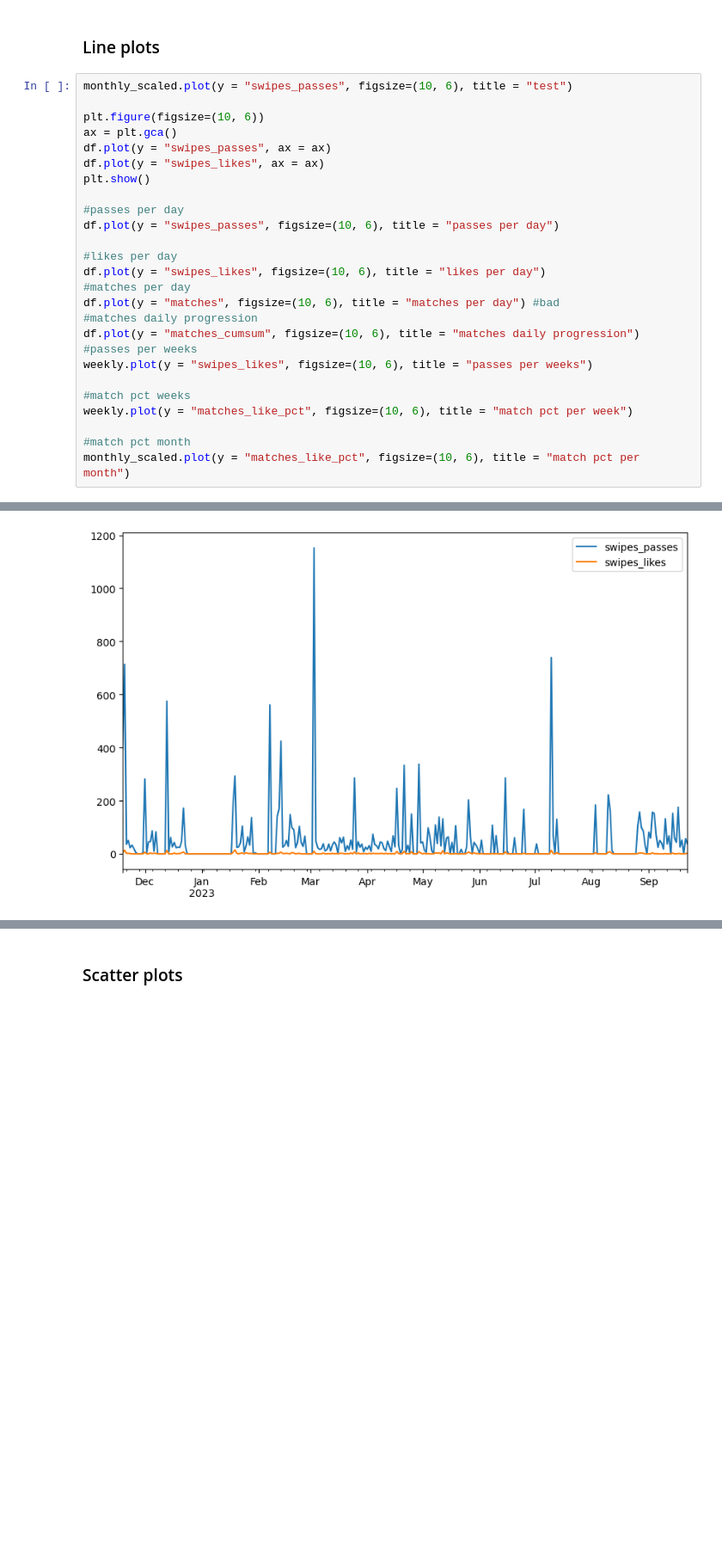
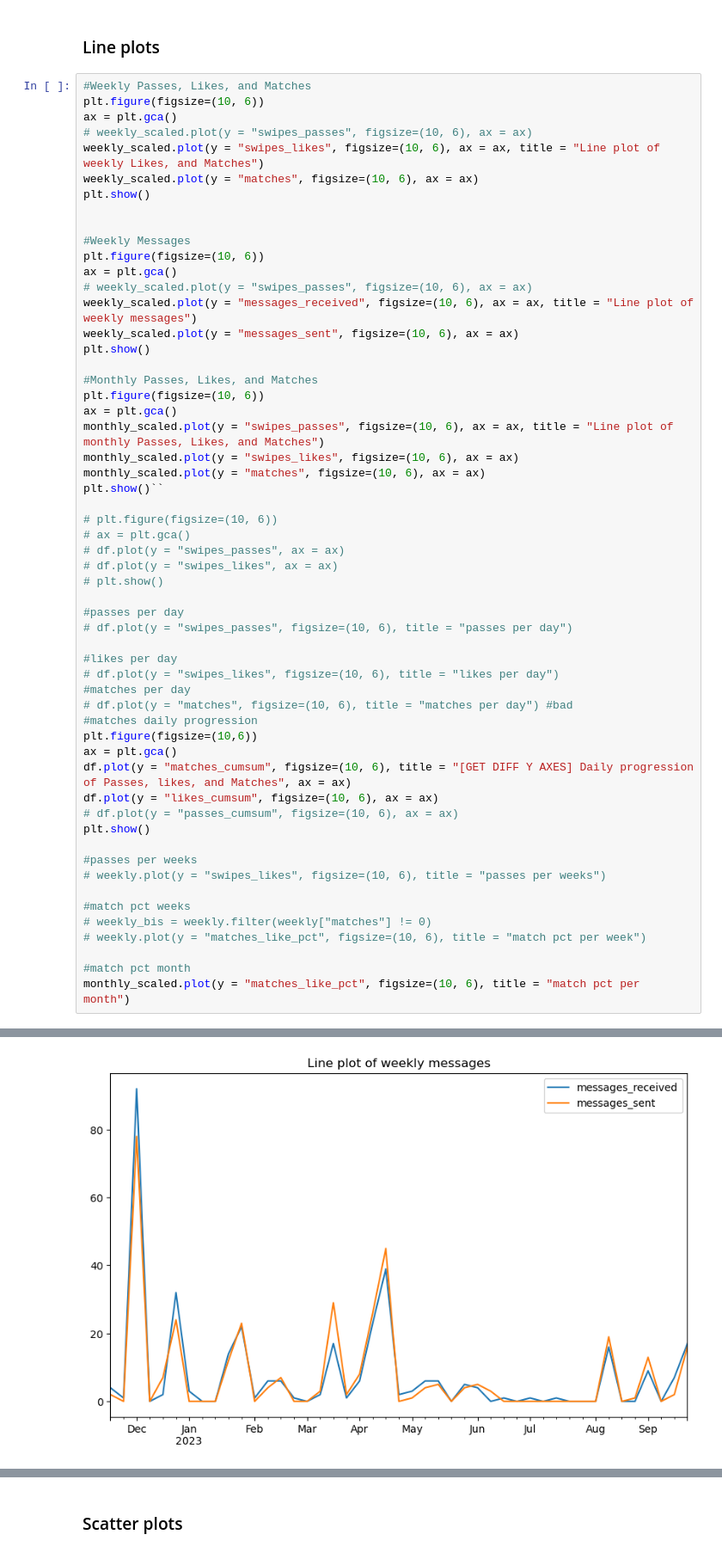
Before and after one commit to saminourji/TinderAnalysis, a Jupyter notebook: main.ipynb, the cells around one changed output, grey strips where cells are left out. Shown at 86% size. Drawn from its saved outputs; the diff is of its cells as text; blank space fills up the shorter version.

Commit message:
Started selecting  final viz + using message data

```diff
--- a/main.ipynb
+++ b/main.ipynb
@@ -155,28 +170,58 @@ Index(['app_opens', 'swipes_likes', 'swipes_passes', 'matches',
 # %% [markdown]
 ### Line plots
 # %%
-monthly_scaled.plot(y = "swipes_passes", figsize=(10, 6), title = "test")
-
+#Weekly Passes, Likes, and Matches
 plt.figure(figsize=(10, 6))
 ax = plt.gca()
-df.plot(y = "swipes_passes", ax = ax)
-df.plot(y = "swipes_likes", ax = ax)
+# weekly_scaled.plot(y = "swipes_passes", figsize=(10, 6), ax = ax)
+weekly_scaled.plot(y = "swipes_likes", figsize=(10, 6), ax = ax, title = "Line plot of weekly Likes, and Matches")
+weekly_scaled.plot(y = "matches", figsize=(10, 6), ax = ax)
 plt.show()
 
+
+#Weekly Messages
+plt.figure(figsize=(10, 6))
+ax = plt.gca()
+# weekly_scaled.plot(y = "swipes_passes", figsize=(10, 6), ax = ax)
+weekly_scaled.plot(y = "messages_received", figsize=(10, 6), ax = ax, title = "Line plot of weekly messages")
+weekly_scaled.plot(y = "messages_sent", figsize=(10, 6), ax = ax)
+plt.show()
+
+#Monthly Passes, Likes, and Matches
+plt.figure(figsize=(10, 6))
+ax = plt.gca()
+monthly_scaled.plot(y = "swipes_passes", figsize=(10, 6), ax = ax, title = "Line plot of monthly Passes, Likes, and Matches")
+monthly_scaled.plot(y = "swipes_likes", figsize=(10, 6), ax = ax)
+monthly_scaled.plot(y = "matches", figsize=(10, 6), ax = ax)
+plt.show()``
+
+# plt.figure(figsize=(10, 6))
+# ax = plt.gca()
+# df.plot(y = "swipes_passes", ax = ax)
+# df.plot(y = "swipes_likes", ax = ax)
+# plt.show()
+
 #passes per day
-df.plot(y = "swipes_passes", figsize=(10, 6), title = "passes per day")
+# df.plot(y = "swipes_passes", figsize=(10, 6), title = "passes per day")
 
 #likes per day
-df.plot(y = "swipes_likes", figsize=(10, 6), title = "likes per day")
+# df.plot(y = "swipes_likes", figsize=(10, 6), title = "likes per day")
 #matches per day
-df.plot(y = "matches", figsize=(10, 6), title = "matches per day") #bad
+# df.plot(y = "matches", figsize=(10, 6), title = "matches per day") #bad
 #matches daily progression
-df.plot(y = "matches_cumsum", figsize=(10, 6), title = "matches daily progression")
+plt.figure(figsize=(10,6))
+ax = plt.gca()
+df.plot(y = "matches_cumsum", figsize=(10, 6), title = "[GET DIFF Y AXES] Daily progression of Passes, likes, and Matches", ax = ax)
+df.plot(y = "likes_cumsum", figsize=(10, 6), ax = ax)
+# df.plot(y = "passes_cumsum", figsize=(10, 6), ax = ax)
+plt.show()
+
 #passes per weeks
-weekly.plot(y = "swipes_likes", figsize=(10, 6), title = "passes per weeks")
+# weekly.plot(y = "swipes_likes", figsize=(10, 6), title = "passes per weeks")
 
 #match pct weeks
-weekly.plot(y = "matches_like_pct", figsize=(10, 6), title = "match pct per week")
+# weekly_bis = weekly.filter(weekly["matches"] != 0)
+# weekly.plot(y = "matches_like_pct", figsize=(10, 6), title = "match pct per week")
 
 #match pct month
 monthly_scaled.plot(y = "matches_like_pct", figsize=(10, 6), title = "match pct per month")
@@ -185 +230 @@ monthly_scaled.plot(y = "matches_like_pct", figsize=(10, 6), title = "match pct
-[figure, old version]
+[figure, new version]
```
Also changed, not shown: parts of 12 cells of this notebook.
